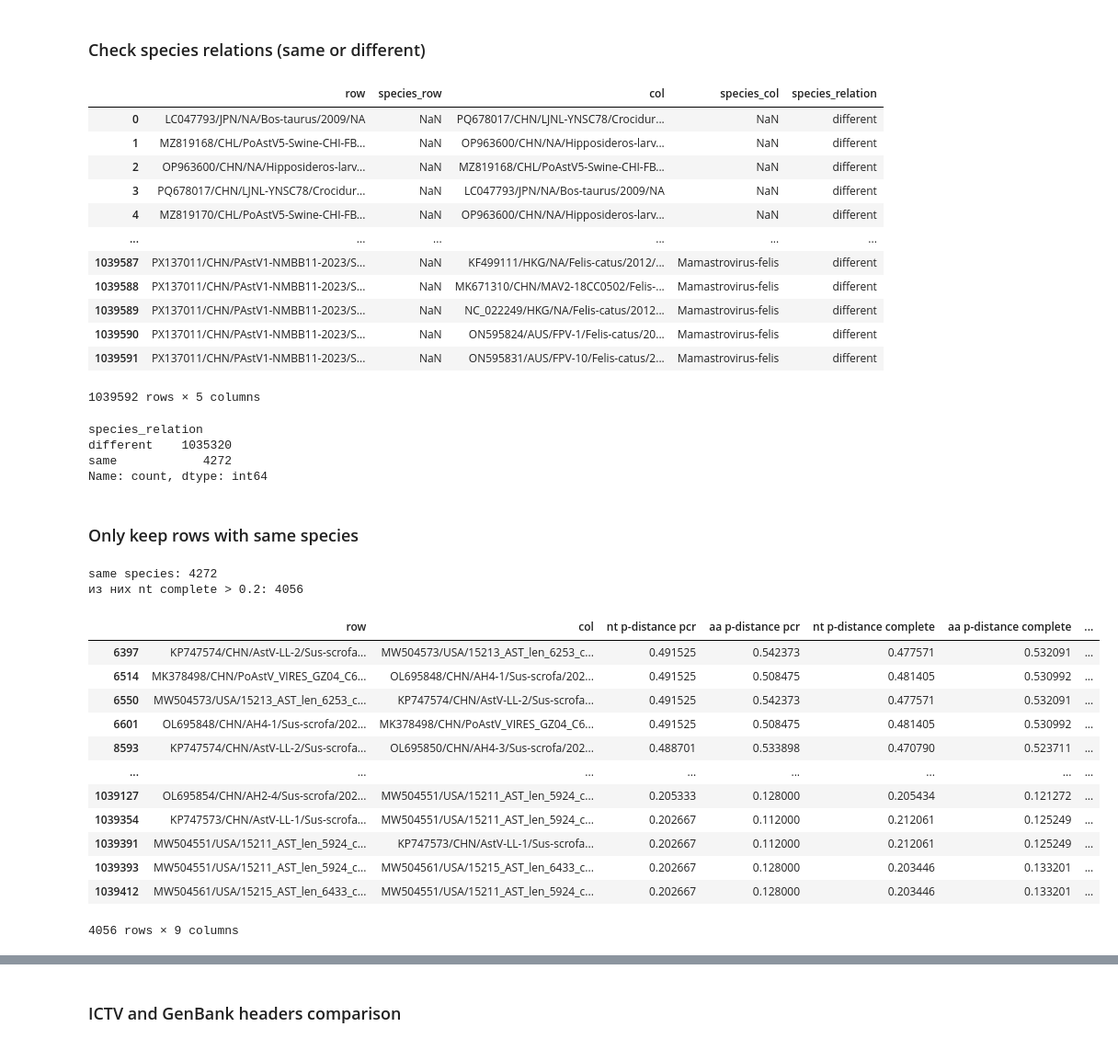
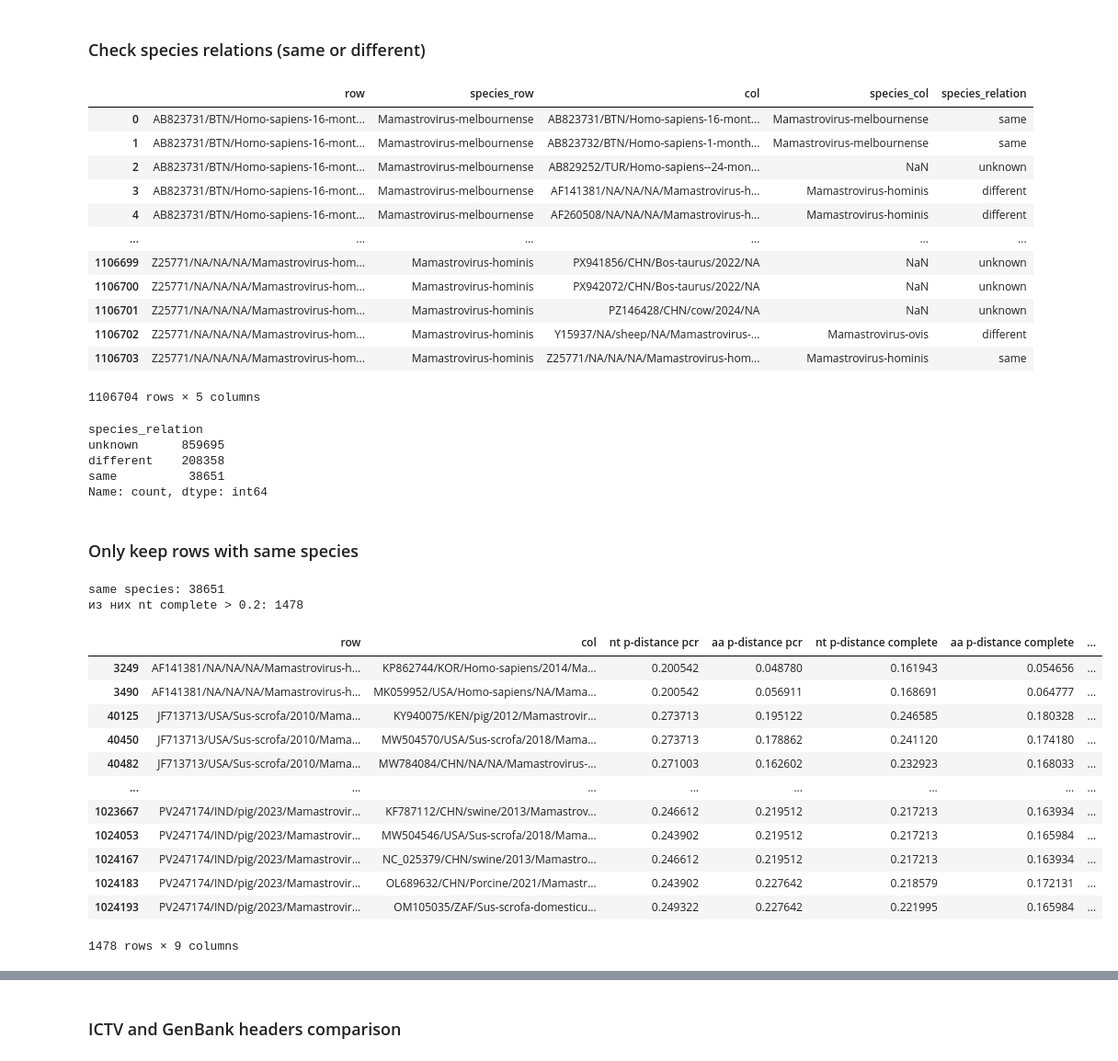
Before and after one commit to Finkonn/picorna-virome, a Jupyter notebook: miniproj/astroviridae/analyze_pairwise_distance_in_orf1b_and_pcr.ipynb, the cells around one changed output, grey strips where cells are left out. Shown at 92% size. Drawn from its saved outputs; the diff is of its cells as text; code cells hidden in the pictures.

Commit message:
Add orf1b trees and redo other analyses with only ICTV classification

```diff
--- a/miniproj/astroviridae/analyze_pairwise_distance_in_orf1b_and_pcr.ipynb
+++ b/miniproj/astroviridae/analyze_pairwise_distance_in_orf1b_and_pcr.ipynb
@@ -3,16 +3,15 @@
 # %%
 import pandas as pd
 
-pcr = pd.read_csv("pairs_nt_pdist_gt02_pcr_genbank_headers.csv")
-comp = pd.read_csv("pairs_complete_orf1b_genbank_headers.csv")
+pcr = pd.read_csv("pairs_pcr_orf1b_only_ICTV_headers.csv")
+comp = pd.read_csv("pairs_complete_orf1b_only_ICTV_headers.csv")
 
 pcr = pcr.rename(columns={"value.x": "nt p-distance pcr", "value.y": "aa p-distance pcr"})
 comp = comp.rename(columns={"value.x": "nt p-distance complete", "value.y": "aa p-distance complete"})
 
 merged = pcr.merge(comp, on=["row", "col"], how="left")
 
-merged.to_csv("pairs_nt_pdist_gt02_pcr_and_complete_genbank_headers.csv", index=False)
-
+merged.to_csv("pairs_pcr_and_complete_only_ICTV_headers.csv", index=False)
 
 print(merged.head())
 print("rows:", len(merged), "| missing complete:", merged["nt p-distance complete"].isna().sum())
@@ -42,7 +41,7 @@ import numpy as np
 import matplotlib.pyplot as plt
 import seaborn as sns
 
-df = pd.read_csv("pairs_nt_pdist_gt02_pcr_and_complete_genbank_headers.csv", sep=",")
+df = merged
 
 def get_species(name):
     if pd.isna(name):
@@ -57,8 +56,19 @@ def get_species(name):
 df["species_row"] = df["row"].apply(get_species)
 df["species_col"] = df["col"].apply(get_species)
 
+def _is_missing(x):
+    if x is None:
+        return True
+    try:
+        if pd.isna(x):          # catches np.nan, pd.NA, NaT
+            return True
+    except (TypeError, ValueError):
+        pass
+    s = str(x).strip().lower()
+    return s in {"", "na", "n/a", "nan", "none", "null"}
+
 def species_relation(r, c):
-    if r is None or c is None:
+    if _is_missing(r) or _is_missing(c):
         return "unknown"
     return "same" if r == c else "different"
 
@@ -69,52 +79,53 @@ df["species_relation"] = [
 df[["row", "species_row", "col", "species_col", "species_relation"]]
 # %% [output]
 |  | row | species_row | col | species_col | species_relation |
-| 0 | LC047793/JPN/NA/Bos-taurus/2009/NA | NaN | PQ678017/CHN/LJNL-YNSC78/Crocidur... | NaN | different |
-| 1 | MZ819168/CHL/PoAstV5-Swine-CHI-FB... | NaN | OP963600/CHN/NA/Hipposideros-larv... | NaN | different |
-| 2 | OP963600/CHN/NA/Hipposideros-larv... | NaN | MZ819168/CHL/PoAstV5-Swine-CHI-FB... | NaN | different |
-| 3 | PQ678017/CHN/LJNL-YNSC78/Crocidur... | NaN | LC047793/JPN/NA/Bos-taurus/2009/NA | NaN | different |
-| 4 | MZ819170/CHL/PoAstV5-Swine-CHI-FB... | NaN | OP963600/CHN/NA/Hipposideros-larv... | NaN | different |
+| 0 | AB823731/BTN/Homo-sapiens-16-mont... | Mamastrovirus-melbournense | AB823731/BTN/Homo-sapiens-16-mont... | Mamastrovirus-melbournense | same |
+| 1 | AB823731/BTN/Homo-sapiens-16-mont... | Mamastrovirus-melbournense | AB823732/BTN/Homo-sapiens-1-month... | Mamastrovirus-melbournense | same |
+| 2 | AB823731/BTN/Homo-sapiens-16-mont... | Mamastrovirus-melbournense | AB829252/TUR/Homo-sapiens--24-mon... | NaN | unknown |
+| 3 | AB823731/BTN/Homo-sapiens-16-mont... | Mamastrovirus-melbournense | AF141381/NA/NA/NA/Mamastrovirus-h... | Mamastrovirus-hominis | different |
+| 4 | AB823731/BTN/Homo-sapiens-16-mont... | Mamastrovirus-melbournense | AF260508/NA/NA/NA/Mamastrovirus-h... | Mamastrovirus-hominis | different |
 | ... | ... | ... | ... | ... | ... |
-| 1039587 | PX137011/CHN/PAstV1-NMBB11-2023/S... | NaN | KF499111/HKG/NA/Felis-catus/2012/... | Mamastrovirus-felis | different |
-| 1039588 | PX137011/CHN/PAstV1-NMBB11-2023/S... | NaN | MK671310/CHN/MAV2-18CC0502/Felis-... | Mamastrovirus-felis | different |
-| 1039589 | PX137011/CHN/PAstV1-NMBB11-2023/S... | NaN | NC_022249/HKG/NA/Felis-catus/2012... | Mamastrovirus-felis | different |
-| 1039590 | PX137011/CHN/PAstV1-NMBB11-2023/S... | NaN | ON595824/AUS/FPV-1/Felis-catus/20... | Mamastrovirus-felis | different |
-| 1039591 | PX137011/CHN/PAstV1-NMBB11-2023/S... | NaN | ON595831/AUS/FPV-10/Felis-catus/2... | Mamastrovirus-felis | different |
+| 1106699 | Z25771/NA/NA/NA/Mamastrovirus-hom... | Mamastrovirus-hominis | PX941856/CHN/Bos-taurus/2022/NA | NaN | unknown |
+| 1106700 | Z25771/NA/NA/NA/Mamastrovirus-hom... | Mamastrovirus-hominis | PX942072/CHN/Bos-taurus/2022/NA | NaN | unknown |
+| 1106701 | Z25771/NA/NA/NA/Mamastrovirus-hom... | Mamastrovirus-hominis | PZ146428/CHN/cow/2024/NA | NaN | unknown |
+| 1106702 | Z25771/NA/NA/NA/Mamastrovirus-hom... | Mamastrovirus-hominis | Y15937/NA/sheep/NA/Mamastrovirus-... | Mamastrovirus-ovis | different |
+| 1106703 | Z25771/NA/NA/NA/Mamastrovirus-hom... | Mamastrovirus-hominis | Z25771/NA/NA/NA/Mamastrovirus-hom... | Mamastrovirus-hominis | same |
-1039592 rows × 5 columns
+1106704 rows × 5 columns
 # %%
 df["species_relation"].value_counts()
 # %% [output]
 species_relation
-different    1035320
-same            4272
+unknown      859695
+different    208358
+same          38651
 Name: count, dtype: int64
 # %% [markdown]
 ### Only keep rows with same species
 # %%
 mask_same = df["species_relation"] == "same"
-mask_dist = df["nt p-distance complete"] > 0.2
+mask_dist = df["nt p-distance pcr"] > 0.2
 
 same_species_gt02 = df[mask_same & mask_dist].copy()
 
 print(f"same species: {mask_same.sum()}")
 print(f"из них nt complete > 0.2: {len(same_species_gt02)}")
 same_species_gt02
 # %% [output]
-same species: 4272
-из них nt complete > 0.2: 4056
+same species: 38651
+из них nt complete > 0.2: 1478
 |  | row | col | nt p-distance pcr | aa p-distance pcr | nt p-distance complete | aa p-distance complete | ... |
-| 6397 | KP747574/CHN/AstV-LL-2/Sus-scrofa... | MW504573/USA/15213_AST_len_6253_c... | 0.491525 | 0.542373 | 0.477571 | 0.532091 | ... |
-| 6514 | MK378498/CHN/PoAstV_VIRES_GZ04_C6... | OL695848/CHN/AH4-1/Sus-scrofa/202... | 0.491525 | 0.508475 | 0.481405 | 0.530992 | ... |
-| 6550 | MW504573/USA/15213_AST_len_6253_c... | KP747574/CHN/AstV-LL-2/Sus-scrofa... | 0.491525 | 0.542373 | 0.477571 | 0.532091 | ... |
-| 6601 | OL695848/CHN/AH4-1/Sus-scrofa/202... | MK378498/CHN/PoAstV_VIRES_GZ04_C6... | 0.491525 | 0.508475 | 0.481405 | 0.530992 | ... |
-| 8593 | KP747574/CHN/AstV-LL-2/Sus-scrofa... | OL695850/CHN/AH4-3/Sus-scrofa/202... | 0.488701 | 0.533898 | 0.470790 | 0.523711 | ... |
+| 3249 | AF141381/NA/NA/NA/Mamastrovirus-h... | KP862744/KOR/Homo-sapiens/2014/Ma... | 0.200542 | 0.048780 | 0.161943 | 0.054656 | ... |
+| 3490 | AF141381/NA/NA/NA/Mamastrovirus-h... | MK059952/USA/Homo-sapiens/NA/Mama... | 0.200542 | 0.056911 | 0.168691 | 0.064777 | ... |
+| 40125 | JF713713/USA/Sus-scrofa/2010/Mama... | KY940075/KEN/pig/2012/Mamastrovir... | 0.273713 | 0.195122 | 0.246585 | 0.180328 | ... |
+| 40450 | JF713713/USA/Sus-scrofa/2010/Mama... | MW504570/USA/Sus-scrofa/2018/Mama... | 0.273713 | 0.178862 | 0.241120 | 0.174180 | ... |
+| 40482 | JF713713/USA/Sus-scrofa/2010/Mama... | MW784084/CHN/NA/NA/Mamastrovirus-... | 0.271003 | 0.162602 | 0.232923 | 0.168033 | ... |
 | ... | ... | ... | ... | ... | ... | ... | ... |
-| 1039127 | OL695854/CHN/AH2-4/Sus-scrofa/202... | MW504551/USA/15211_AST_len_5924_c... | 0.205333 | 0.128000 | 0.205434 | 0.121272 | ... |
-| 1039354 | KP747573/CHN/AstV-LL-1/Sus-scrofa... | MW504551/USA/15211_AST_len_5924_c... | 0.202667 | 0.112000 | 0.212061 | 0.125249 | ... |
-| 1039391 | MW504551/USA/15211_AST_len_5924_c... | KP747573/CHN/AstV-LL-1/Sus-scrofa... | 0.202667 | 0.112000 | 0.212061 | 0.125249 | ... |
-| 1039393 | MW504551/USA/15211_AST_len_5924_c... | MW504561/USA/15215_AST_len_6433_c... | 0.202667 | 0.128000 | 0.203446 | 0.133201 | ... |
-| 1039412 | MW504561/USA/15215_AST_len_6433_c... | MW504551/USA/15211_AST_len_5924_c... | 0.202667 | 0.128000 | 0.203446 | 0.133201 | ... |
+| 1023667 | PV247174/IND/pig/2023/Mamastrovir... | KF787112/CHN/swine/2013/Mamastrov... | 0.246612 | 0.219512 | 0.217213 | 0.163934 | ... |
+| 1024053 | PV247174/IND/pig/2023/Mamastrovir... | MW504546/USA/Sus-scrofa/2018/Mama... | 0.243902 | 0.219512 | 0.217213 | 0.165984 | ... |
+| 1024167 | PV247174/IND/pig/2023/Mamastrovir... | NC_025379/CHN/swine/2013/Mamastro... | 0.246612 | 0.219512 | 0.217213 | 0.163934 | ... |
+| 1024183 | PV247174/IND/pig/2023/Mamastrovir... | OL689632/CHN/Porcine/2021/Mamastr... | 0.243902 | 0.227642 | 0.218579 | 0.172131 | ... |
+| 1024193 | PV247174/IND/pig/2023/Mamastrovir... | OM105035/ZAF/Sus-scrofa-domesticu... | 0.249322 | 0.227642 | 0.221995 | 0.165984 | ... |
-4056 rows × 9 columns
+1478 rows × 9 columns
 # %%
 same_species_gt02["species_row"].value_counts()
 # %% [output]
```
Also changed, not shown: parts of 11 cells of this notebook, 11 other files.
